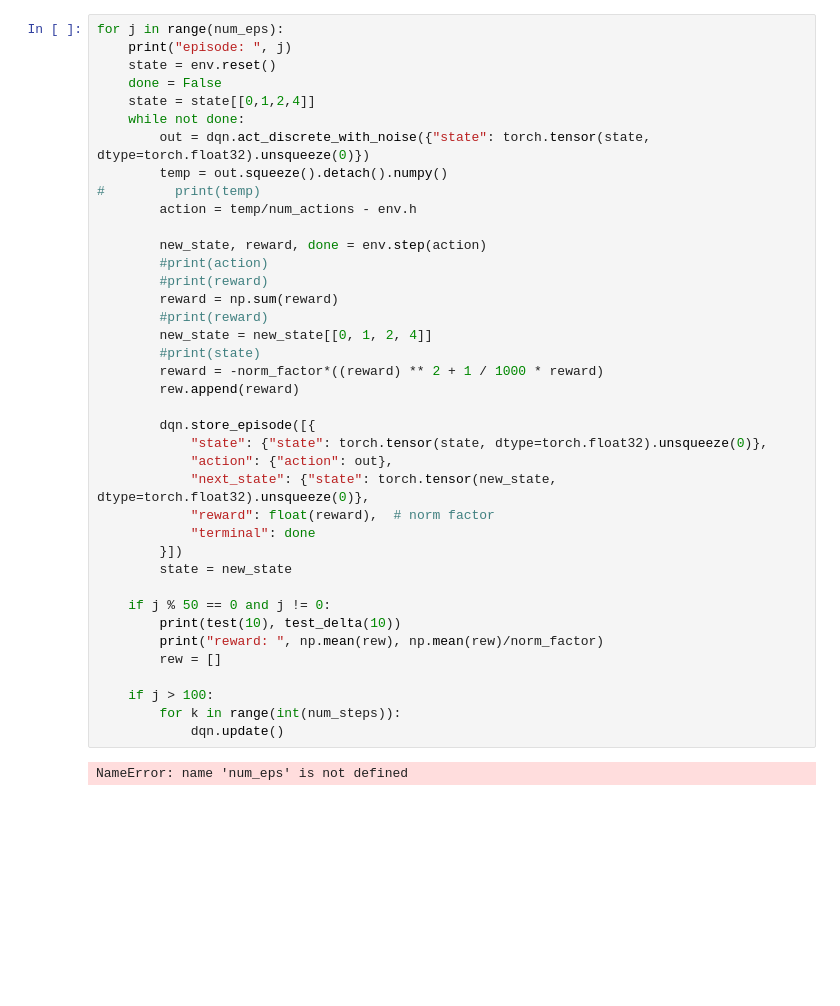
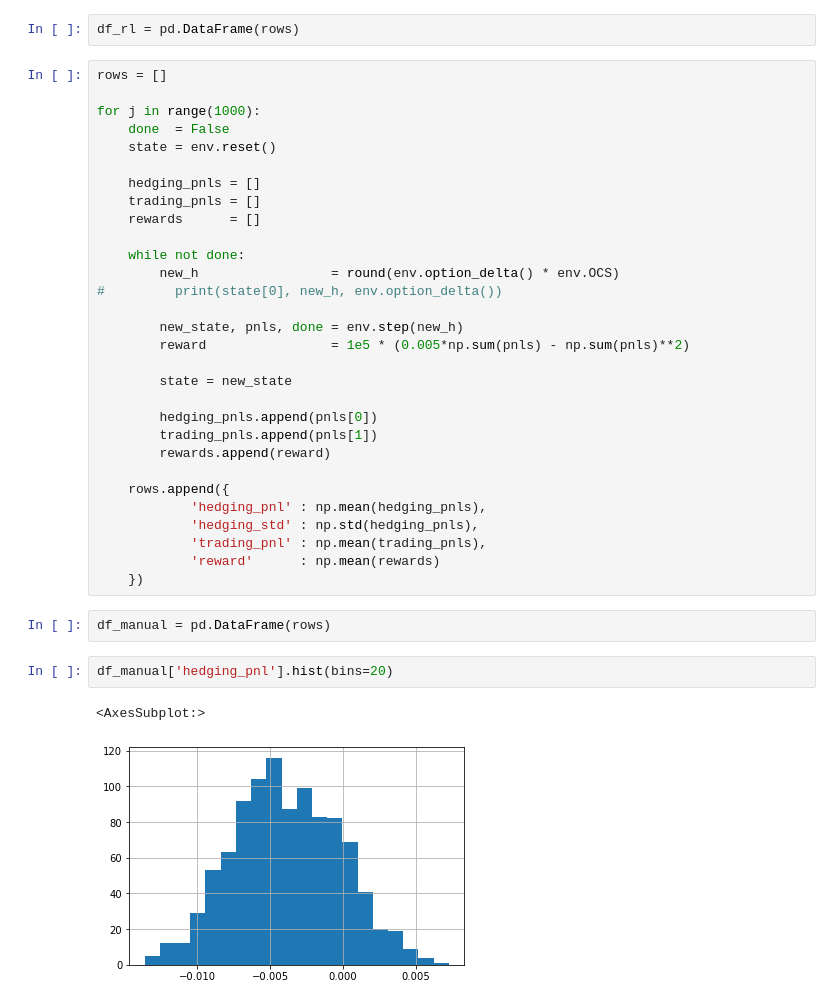
Before and after one commit to srajangarg/deep-q-hedging, a Jupyter notebook: trainer.ipynb, the cells around one changed output. Drawn from its saved outputs; the diff is of its cells as text; blank space fills up the shorter version.

```diff
--- a/trainer.ipynb
+++ b/trainer.ipynb
@@ -156,41 +114,39 @@ array([ 50.        ,   1.        , 100.        ,   6.45948318,
-# %%
-for j in range(num_eps):
-    print("episode: ", j)
-    state = env.reset()
-    done = False
-    state = state[[0,1,2,4]]
-    while not done:
-        out = dqn.act_discrete_with_noise({"state": torch.tensor(state, dtype=torch.float32).unsqueeze(0)})
-        temp = out.squeeze().detach().numpy()
-#         print(temp)
-        action = temp/num_actions - env.h
-
-        new_state, reward, done = env.step(action)
-        #print(action)
-        #print(reward)
-        reward = np.sum(reward)
-        #print(reward)
-        new_state = new_state[[0, 1, 2, 4]]
-        #print(state)
-        reward = -norm_factor*((reward) ** 2 + 1 / 1000 * reward)
-        rew.append(reward)
-
-        dqn.store_episode([{
-            "state": {"state": torch.tensor(state, dtype=torch.float32).unsqueeze(0)},
-            "action": {"action": out},
-            "next_state": {"state": torch.tensor(new_state, dtype=torch.float32).unsqueeze(0)},
-            "reward": float(reward),  # norm factor
-            "terminal": done
-        }])
-        state = new_state
-
-    if j % 50 == 0 and j != 0:
-        print(test(10), test_delta(10))
-        print("reward: ", np.mean(rew), np.mean(rew)/norm_factor)
-        rew = []
-
-    if j > 100:
-        for k in range(int(num_steps)):
-            dqn.update()
-# %% [output]
-NameError: name 'num_eps' is not defined
+# %%
+df_rl = pd.DataFrame(rows)
+# %%
+rows = []
+
+for j in range(1000):
+    done  = False
+    state = env.reset()
+
+    hedging_pnls = []
+    trading_pnls = []
+    rewards      = []
+
+    while not done:
+        new_h                 = round(env.option_delta() * env.OCS)
+#         print(state[0], new_h, env.option_delta())
+
+        new_state, pnls, done = env.step(new_h)
+        reward                = 1e5 * (0.005*np.sum(pnls) - np.sum(pnls)**2)
+
+        state = new_state
+
+        hedging_pnls.append(pnls[0])
+        trading_pnls.append(pnls[1])
+        rewards.append(reward)
+
+    rows.append({
+            'hedging_pnl' : np.mean(hedging_pnls),
+            'hedging_std' : np.std(hedging_pnls),
+            'trading_pnl' : np.mean(trading_pnls),
+            'reward'      : np.mean(rewards)
+    })
+# %%
+df_manual = pd.DataFrame(rows)
+# %%
+df_manual['hedging_pnl'].hist(bins=20)
+# %% [output]
+<AxesSubplot:>
+[figure, added]
```
Also changed, not shown: parts of 17 cells of this notebook, 2 other files.
